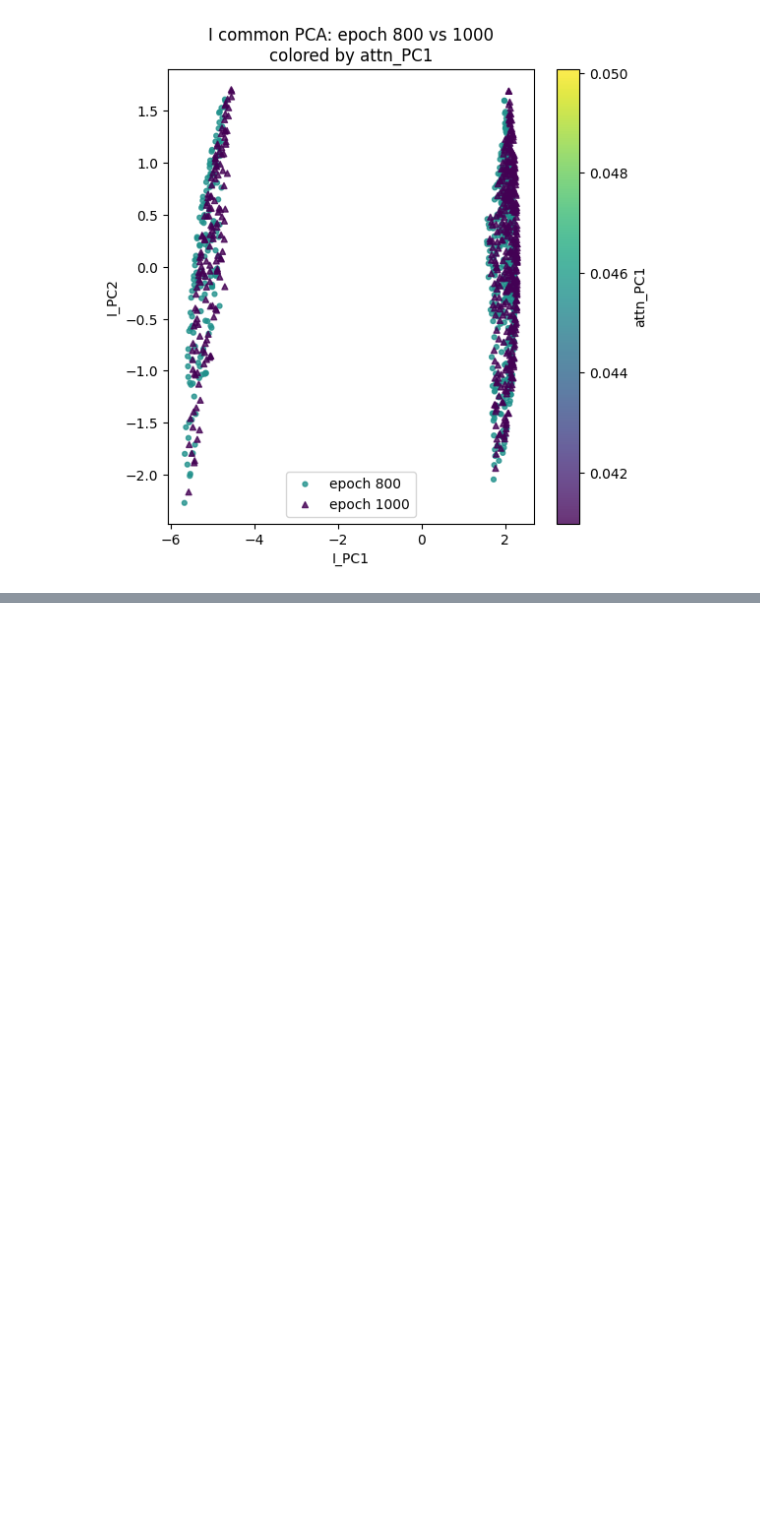
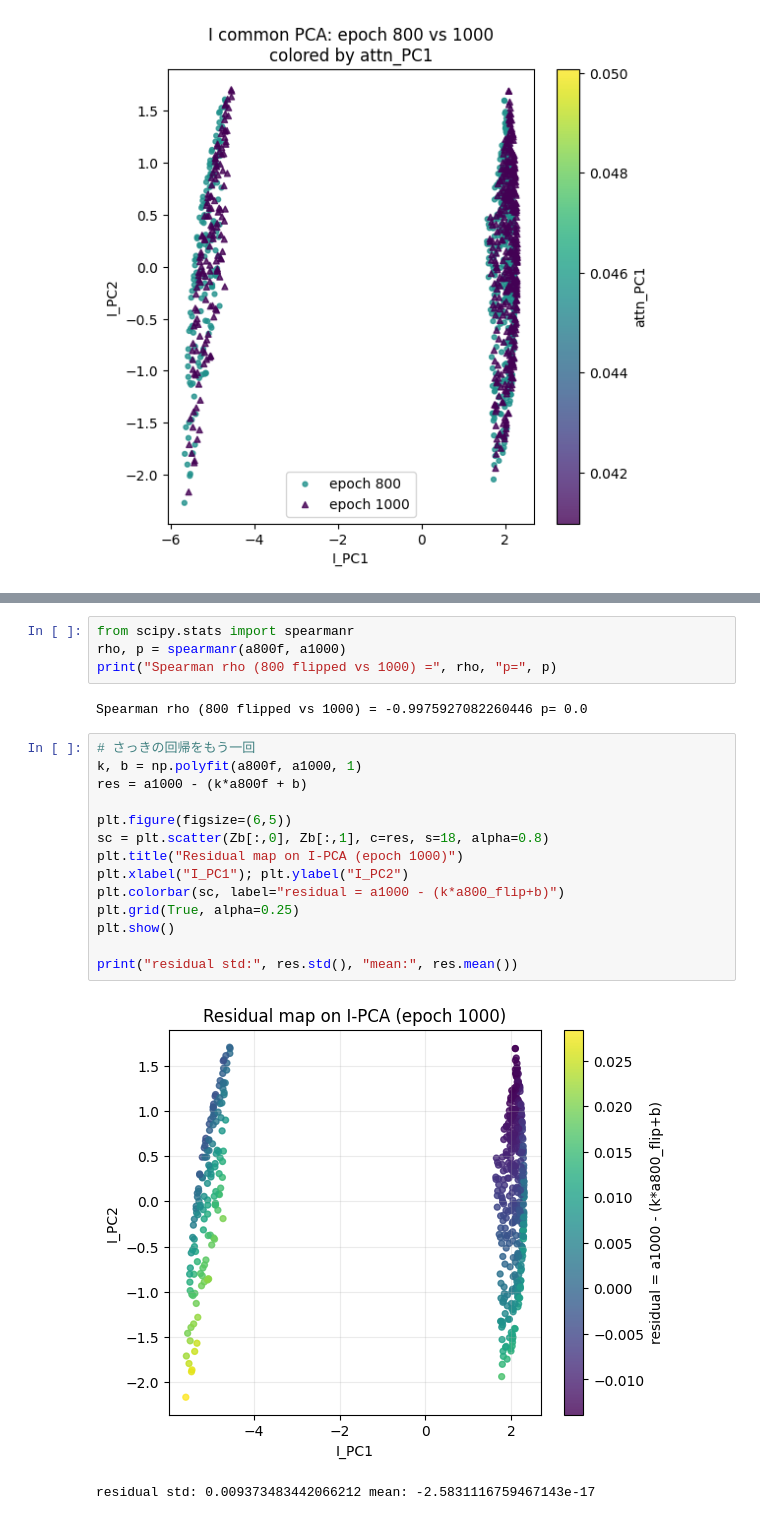
Before and after one commit to kosukeya/e-functor, a Jupyter notebook: src/e_functor.ipynb, the cells around one changed output, grey strips where cells are left out. Drawn from its saved outputs; the diff is of its cells as text; blank space fills up the shorter version.

```diff
--- a/src/e_functor.ipynb
+++ b/src/e_functor.ipynb
@@ -4712,0 +4825,23 @@ plt.show()
+# %%
+from scipy.stats import spearmanr
+rho, p = spearmanr(a800f, a1000)
+print("Spearman rho (800 flipped vs 1000) =", rho, "p=", p)
+# %% [output]
+Spearman rho (800 flipped vs 1000) = -0.9975927082260446 p= 0.0
+# %%
+# さっきの回帰をもう一回
+k, b = np.polyfit(a800f, a1000, 1)
+res = a1000 - (k*a800f + b)
+
+plt.figure(figsize=(6,5))
+sc = plt.scatter(Zb[:,0], Zb[:,1], c=res, s=18, alpha=0.8)
+plt.title("Residual map on I-PCA (epoch 1000)")
+plt.xlabel("I_PC1"); plt.ylabel("I_PC2")
+plt.colorbar(sc, label="residual = a1000 - (k*a800_flip+b)")
+plt.grid(True, alpha=0.25)
+plt.show()
+
+print("residual std:", res.std(), "mean:", res.mean())
+# %% [output]
+[figure, added]
+residual std: 0.009373483442066212 mean: -2.5831116759467143e-17
```
Also changed, not shown: parts of 5 cells of this notebook.
